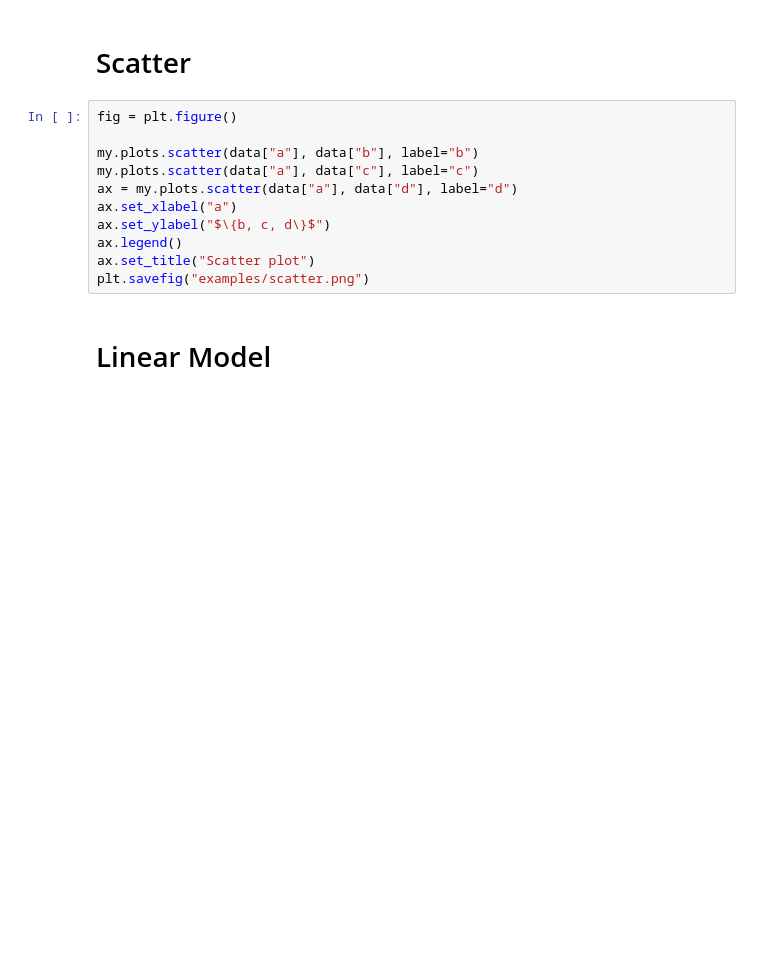
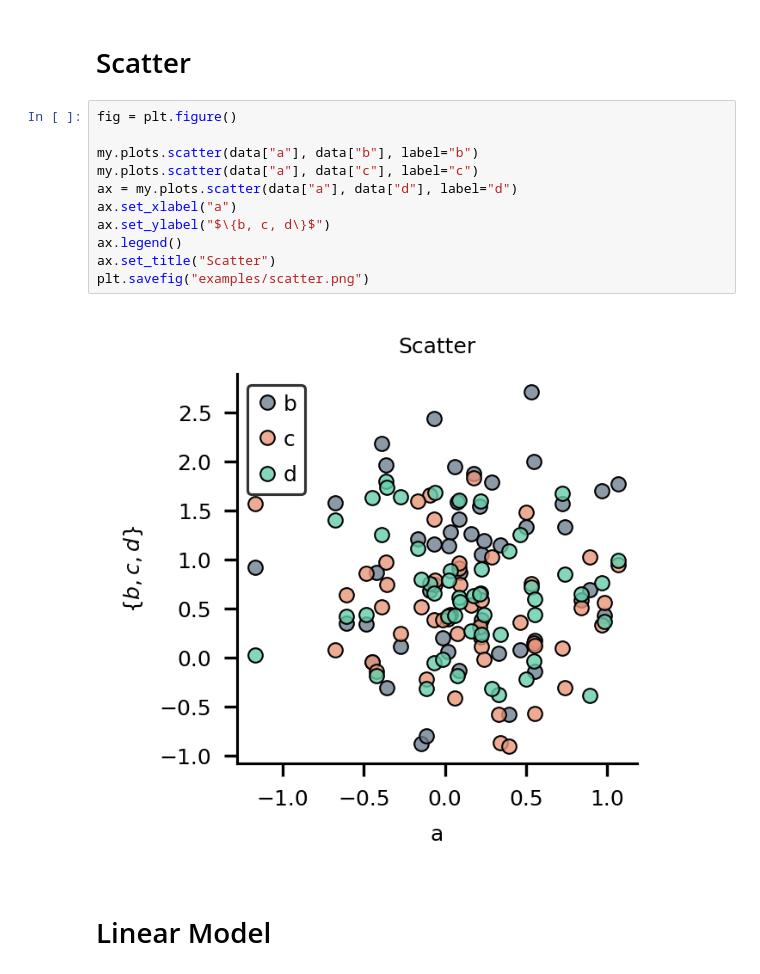
Before and after one commit to moltaire/myplotlib, a Jupyter notebook: gallery.ipynb, the cells around one changed output. Drawn from its saved outputs; the diff is of its cells as text; blank space fills up the shorter version.

```diff
--- a/gallery.ipynb
+++ b/gallery.ipynb
@@ -38,14 +41,16 @@ plt.savefig("examples/violin.png")
 # %%
 fig = plt.figure()
 
 my.plots.scatter(data["a"], data["b"], label="b")
 my.plots.scatter(data["a"], data["c"], label="c")
 ax = my.plots.scatter(data["a"], data["d"], label="d")
 ax.set_xlabel("a")
 ax.set_ylabel("$\{b, c, d\}$")
 ax.legend()
-ax.set_title("Scatter plot")
+ax.set_title("Scatter")
 plt.savefig("examples/scatter.png")
+# %% [output]
+[figure, added]
 # %% [markdown]
 # Linear Model
 # %%
```
Also changed, not shown: parts of 5 cells of this notebook.
